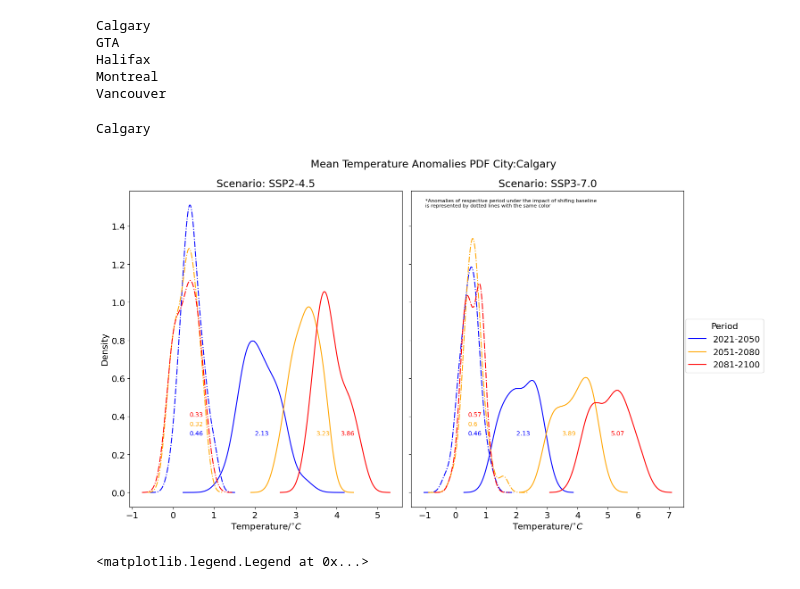
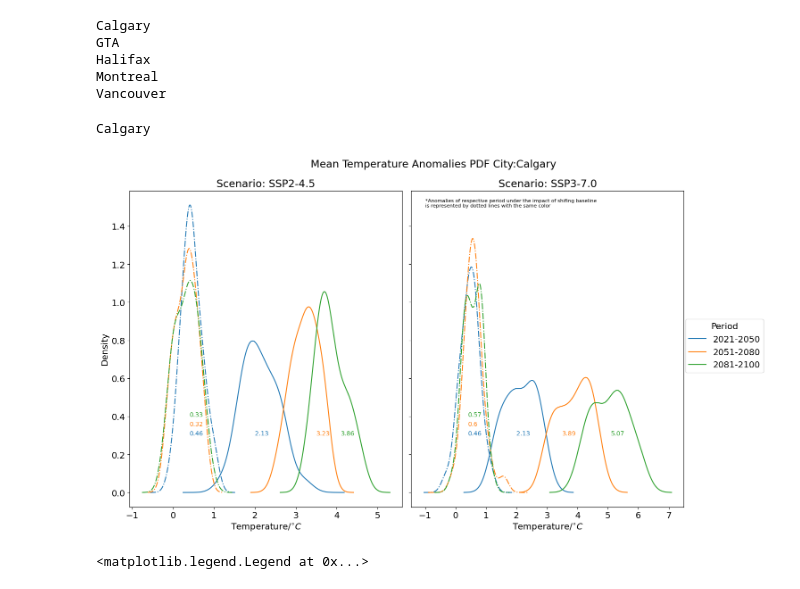
Before and after one commit to edmundn55/shifting-baseline, a Jupyter notebook: sb_plot_script.ipynb, the cells around one changed output. Drawn from its saved outputs; the diff is of its cells as text; code cells hidden in the pictures.

```diff
--- a/sb_plot_script.ipynb
+++ b/sb_plot_script.ipynb
@@ -351,7 +351,7 @@ Montreal
 Vancouver
 # %%
 # Annual Mean Temperature PDF for cities and scenarios
-colors = ['blue','orange','red']
+colors = ['#1f77b4','#ff7f0e','#2ca02c']
 y_m=[0.3,0.35,0.4]
 x0s=[2,3.5,4.1]
 x1s=[2,3.5,5.1]
@@ -359,34 +359,34 @@ for city in folders[0:1]:
     print(city)
     fig,ax=plt.subplots(1,2,figsize=(15,8),layout='constrained',sharey=True)
     fig.suptitle('Mean Temperature Anomalies PDF City:'+city,y=1.05)
 # Shifting vs Stationary Baseline
     for period,color,ym,x0,x1 in zip(shifted_245_annual[city].keys(),colors,y_m,x0s,x1s):
         shifted_245_annual[city][period].mean(['model']).to_dataframe().reset_index().drop(columns=['spatial_ref','year']).plot.density(ax=ax[0],legend=False,ls='-.',c=color)
         stat_245_annual[city][period].mean(['model']).to_dataframe().reset_index().drop(columns=['spatial_ref','year']).plot.density(ax=ax[0],legend=False,c=color)
         shifted_370_annual[city][period].mean(['model']).to_dataframe().reset_index().drop(columns=['spatial_ref','year']).plot.density(ax=ax[1],legend=False,ls='-.',c=color)
         stat_370_annual[city][period].mean(['model']).to_dataframe().reset_index().drop(columns=['spatial_ref','year']).plot.density(ax=ax[1],legend=False,c=color)
 
 # Tri-decadal Mean
         ax[0].text(0.4,ym,np.round(shifted_245_annual[city][period].mean(['model','year']).values,2),c=color,fontsize=10)
         ax[0].text(x0,0.3,np.round(stat_245_annual[city][period].mean(['model','year']).values,2),c=color,fontsize=10)
         ax[1].text(0.4,ym,np.round(shifted_370_annual[city][period].mean(['model','year']).values,2),c=color,fontsize=10)
         ax[1].text(x1,0.3,np.round(stat_370_annual[city][period].mean(['model','year']).values,2),c=color,fontsize=10)
 # # Individual models
 #         for i in shifted_245_annual[city][period].model:
 #             shifted_245_annual[city][period].sel(model=i).tasmean.to_dataframe().reset_index().drop(columns=['spatial_ref','year']).plot.kde(ax=ax[0],alpha=0.2,legend=False)
 #         for i in ensemble_370_annual[city][period].model:
 #             shifted_370_annual[city][period].sel(model=i).tasmean.to_dataframe().reset_index().drop(columns=['spatial_ref','year']).plot.kde(ax=ax[1],alpha=0.2,legend=False)
 # Labels
     ax[0].set_xlabel('Temperature/$^{\circ}C$')
     ax[1].set_xlabel('Temperature/$^{\circ}C$')
     h,l = ax[0].get_legend_handles_labels()
     ax[0].set_title('Scenario: SSP2-4.5')
     ax[1].set_title('Scenario: SSP3-7.0')
     ax[1].text(-1, 1.5, '*Anomalies of respective period under the impact of shifing baseline \nis represented by dotted lines with the same color',fontsize=8)
     fig.legend([h[1],h[3],h[5]],['2021-2050','2051-2080','2081-2100'],title='Period', loc='outside right')
 # %% [output]
 Calgary
-[figure, old version]
+[figure, new version]
 # %%
 # Again, we have to rechunk the data
 shifted_ssp245_rechunk=shifted_245.chunk(chunks={'year':-1,'model':-1})
```
